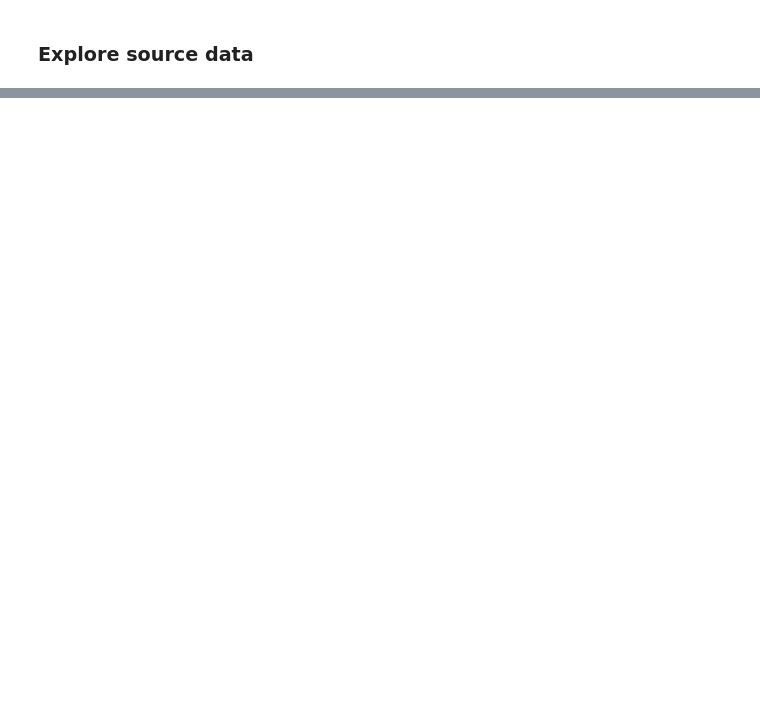
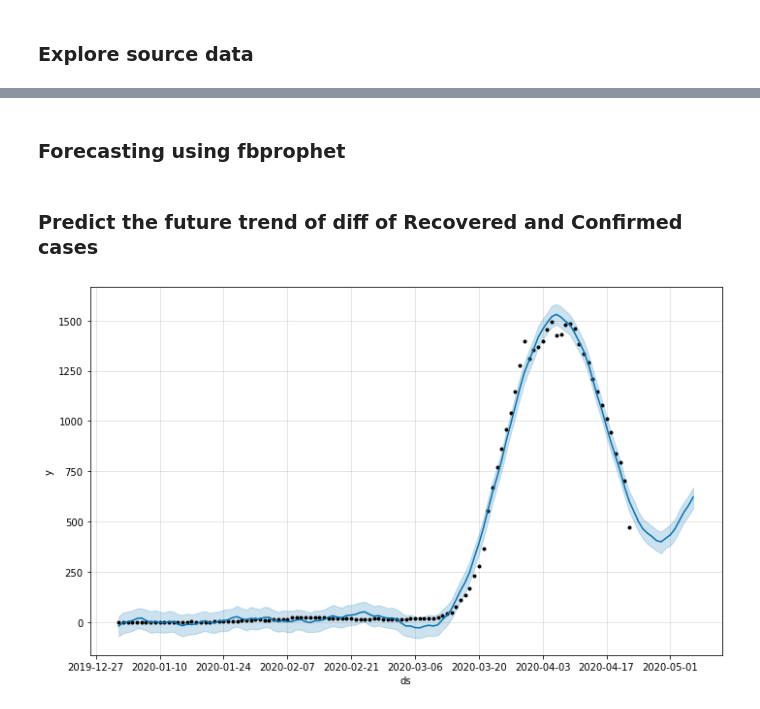
Before and after one commit to Nikhil-Fulzele/Random-Analysis, a Jupyter notebook: covid-19_daily_analysis.ipynb, the cells around one changed output, grey strips where cells are left out. Saved outputs shown, nothing was run; the diff lists cells and outputs as text; code cells hidden in the pictures; blank space fills up the shorter version.

Commit message:
forecasting added using fbprophet

```diff
--- a/covid-19_daily_analysis.ipynb
+++ b/covid-19_daily_analysis.ipynb
@@ -200,0 +214,2 @@ recover_diff.plot()
+# %% [markdown]
+### Forecasting using fbprophet
@@ -200,0 +218,15 @@ recover_diff.plot()
+# %% [markdown]
+### Predict the future trend of diff of Recovered and Confirmed cases
+# %%
+temp_df['rc_diff'] = temp_df['Confirmed']-temp_df['Recovered']
+
+df = pd.DataFrame()
+df['ds'] = temp_df['Date']
+df['y'] = temp_df['rc_diff']
+m = Prophet(changepoint_prior_scale=0.06, daily_seasonality=True, yearly_seasonality=True)
+model = m.fit(df)
+future = m.make_future_dataframe(periods=14)
+forecast= model.predict(future)
+fig = m.plot(forecast)
+# %% [output]
+[figure, added]
```
Also changed, not shown: parts of 13 cells of this notebook.
